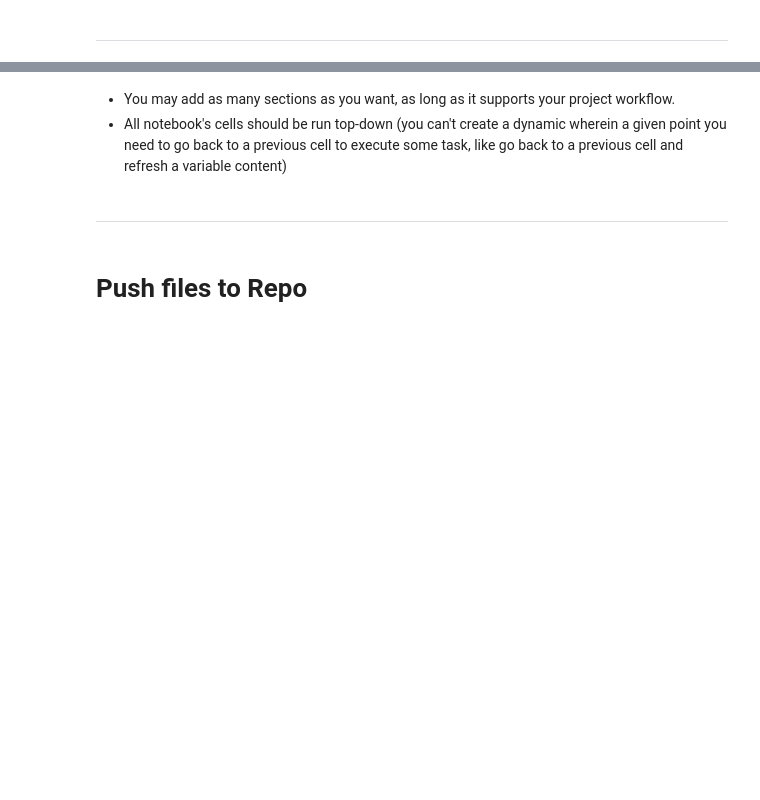
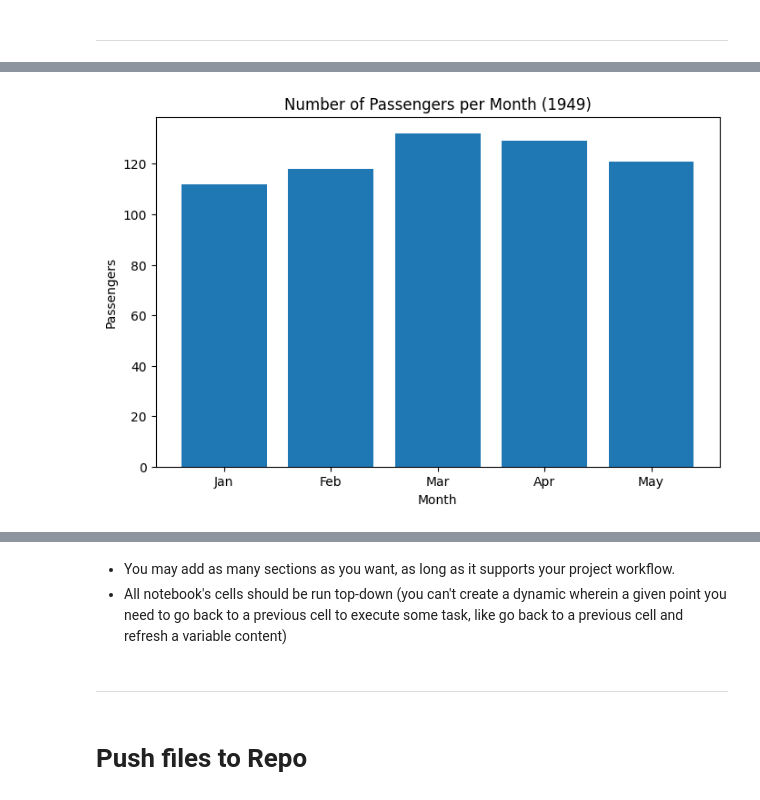
Before and after one commit to yuna639/Deom_test, a Jupyter notebook: jupyter_notebooks/Notebook_Template.ipynb, the cells around one changed output, grey strips where cells are left out. Cells and saved outputs as stored; diff of their text form; code cells hidden in the pictures; blank space fills up the shorter version.

```diff
--- a/jupyter_notebooks/Notebook_Template.ipynb
+++ b/jupyter_notebooks/Notebook_Template.ipynb
@@ -88,0 +968,23 @@ memory usage: 402.1+ KB
+# %%
+import pandas as pd
+import matplotlib.pyplot as plt
+
+# Create the DataFrame from your sample data
+data = {
+    'Date': ['1949-01-01', '1949-02-01', '1949-03-01', '1949-04-01', '1949-05-01'],
+    'year': [1949, 1949, 1949, 1949, 1949],
+    'month': ['Jan', 'Feb', 'Mar', 'Apr', 'May'],
+    'passengers': [112, 118, 132, 129, 121]
+}
+df = pd.DataFrame(data)
+df['Date'] = pd.to_datetime(df['Date'])
+
+# Plot a bar chart
+plt.figure(figsize=(8, 5))
+plt.bar(df['month'], df['passengers'])
+plt.title('Number of Passengers per Month (1949)')
+plt.xlabel('Month')
+plt.ylabel('Passengers')
+plt.show()
+# %% [output]
+[figure, added]
```
Also changed, not shown: parts of 93 cells of this notebook, 14 other files.
